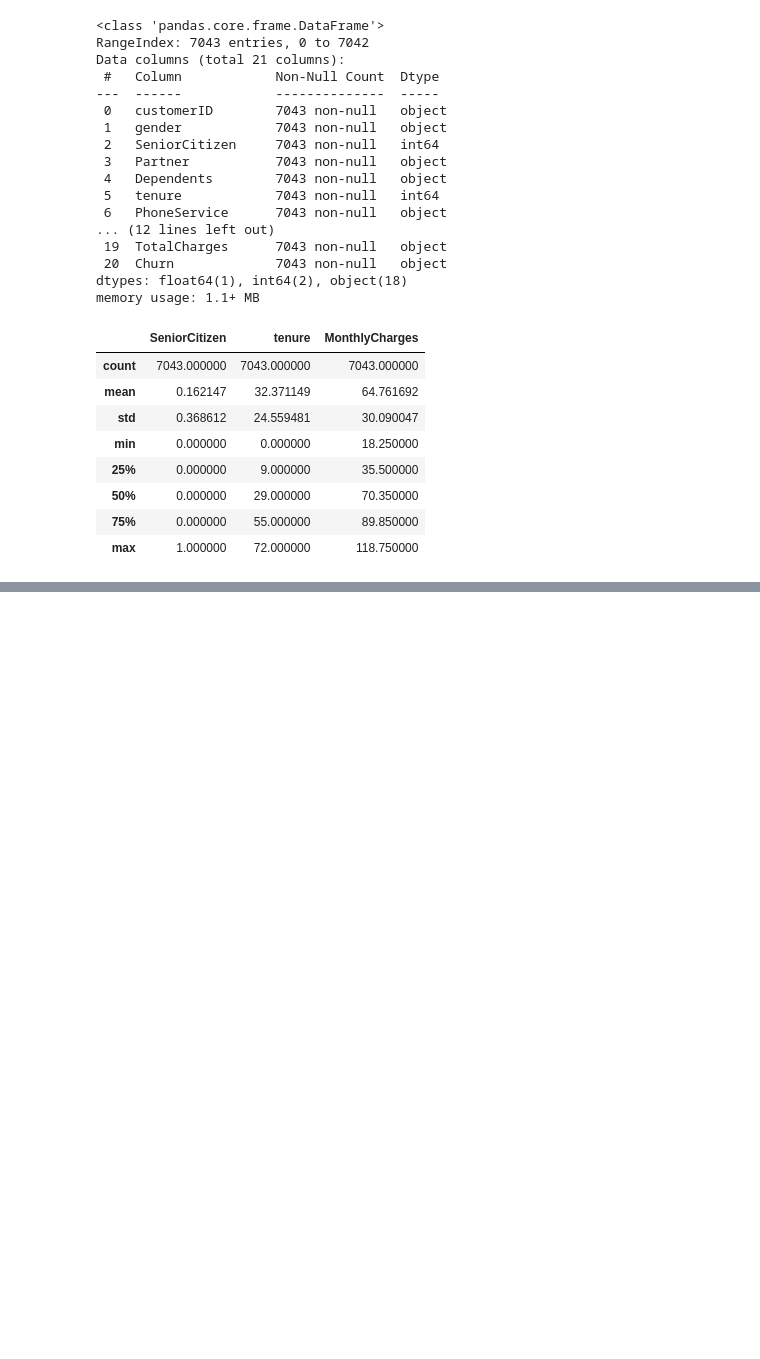
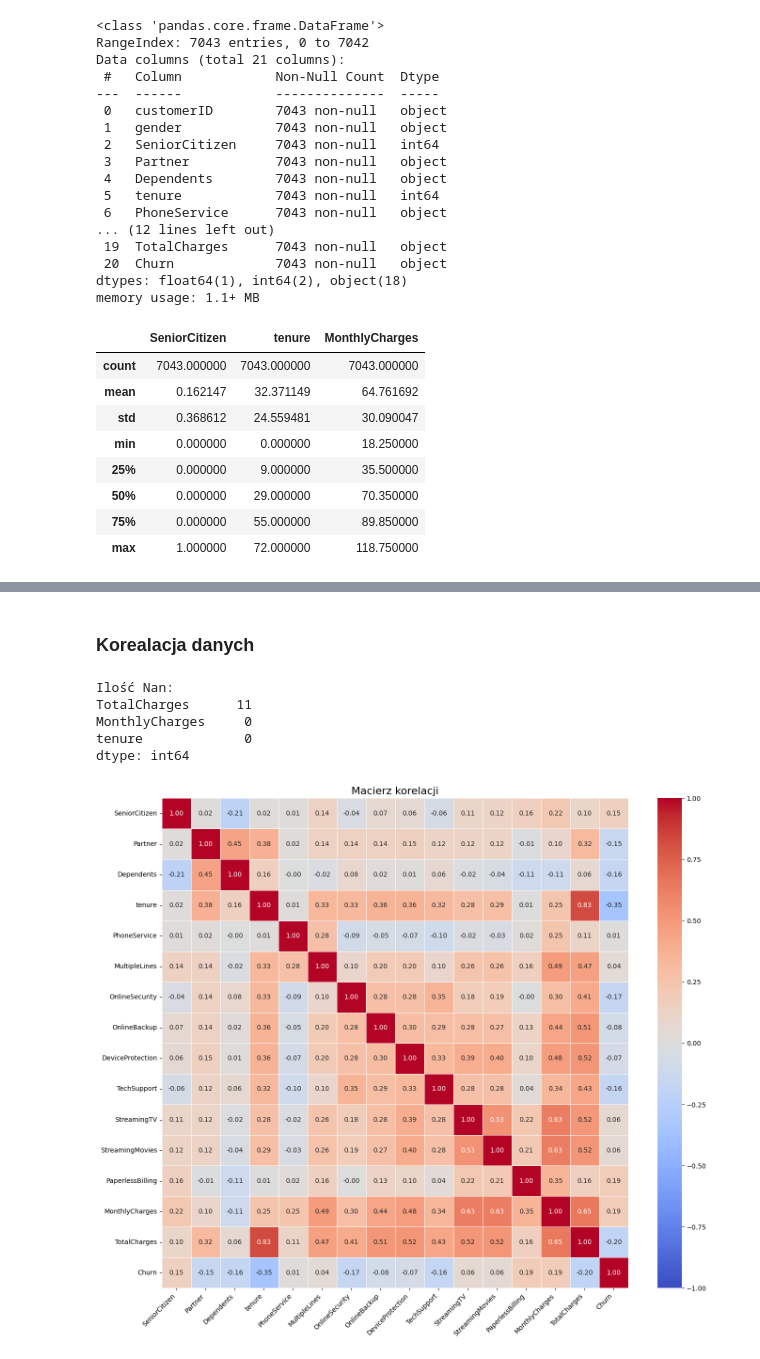
Before and after one commit to MikolajMezyk/projektML, a Jupyter notebook: temp.ipynb, the cells around one changed output, grey strips where cells are left out. Saved outputs shown, nothing was run; the diff lists cells and outputs as text; code cells hidden in the pictures; blank space fills up the shorter version.

```diff
--- a/temp.ipynb
+++ b/temp.ipynb
@@ -62,0 +83,66 @@ fig.show()
+# %% [markdown]
+### Korealacja danych
+# %%
+da = df.copy()
+
+da = da.drop(columns=["customerID"])
+
+numeric_cols = ["TotalCharges",  "MonthlyCharges", "tenure"]
+
+for col in numeric_cols:
+    da[col] = pd.to_numeric(da[col], errors="coerce")  # nieprawidłowe wartości -> NaN
+
+print("Ilość Nan:")
+print( da[numeric_cols].isna().sum())
+
+for col in numeric_cols:
+    da[col] = da[col].fillna(da[col].median())
+
+replace_map = {
+    "No internet service": "No",
+    "No phone service": "No"
+}
+
+for col in [
+    "OnlineSecurity", "OnlineBackup", "DeviceProtection",
+    "TechSupport", "StreamingTV", "StreamingMovies", "MultipleLines"
+]:
+    da[col] = da[col].replace(replace_map)
+
+for col in [
+    "OnlineSecurity", "OnlineBackup", "DeviceProtection", "Partner", "PhoneService", "Dependents",
+    "TechSupport", "StreamingTV", "StreamingMovies", "MultipleLines", "PaperlessBilling"
+]:
+    da[col] = da[col].map({"Yes": 1, "No": 0})
+
+da["Churn"] = da["Churn"].map({"Yes": 1, "No": 0})
+# %% [output]
+Ilość Nan:
+TotalCharges      11
+MonthlyCharges     0
+tenure             0
+dtype: int64
+# %%
+corr = da.corr(numeric_only=True)
+
+plt.figure(figsize=(14, 12))
+
+sns.heatmap(
+    corr,
+    cmap="coolwarm",
+    vmin=-1,
+    vmax=1,
+    center=0,
+    annot=True,
+    fmt=".2f",
+    linewidths=0.5,
+)
+
+plt.title("Macierz korelacji", fontsize=16)
+
+plt.xticks(rotation=45, ha="right")
+
+plt.tight_layout()
+plt.show()
+# %% [output]
+[figure, added]
```
Also changed, not shown: parts of 17 cells of this notebook.
